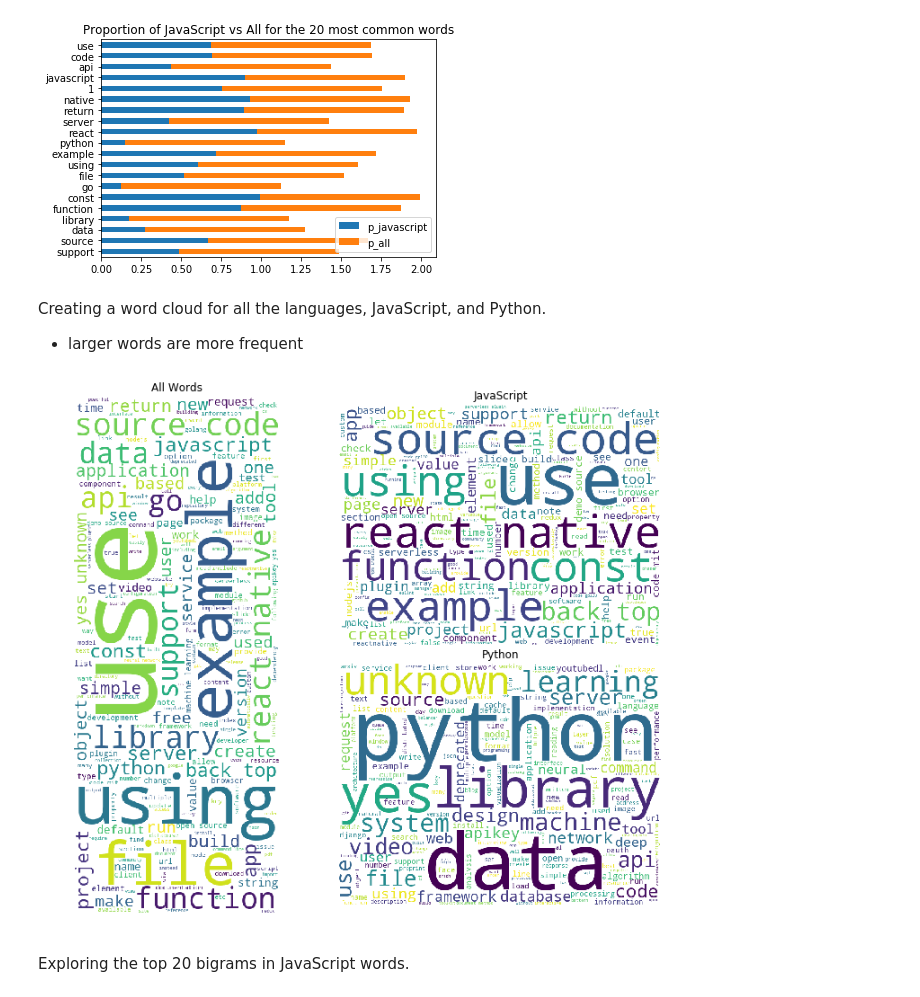
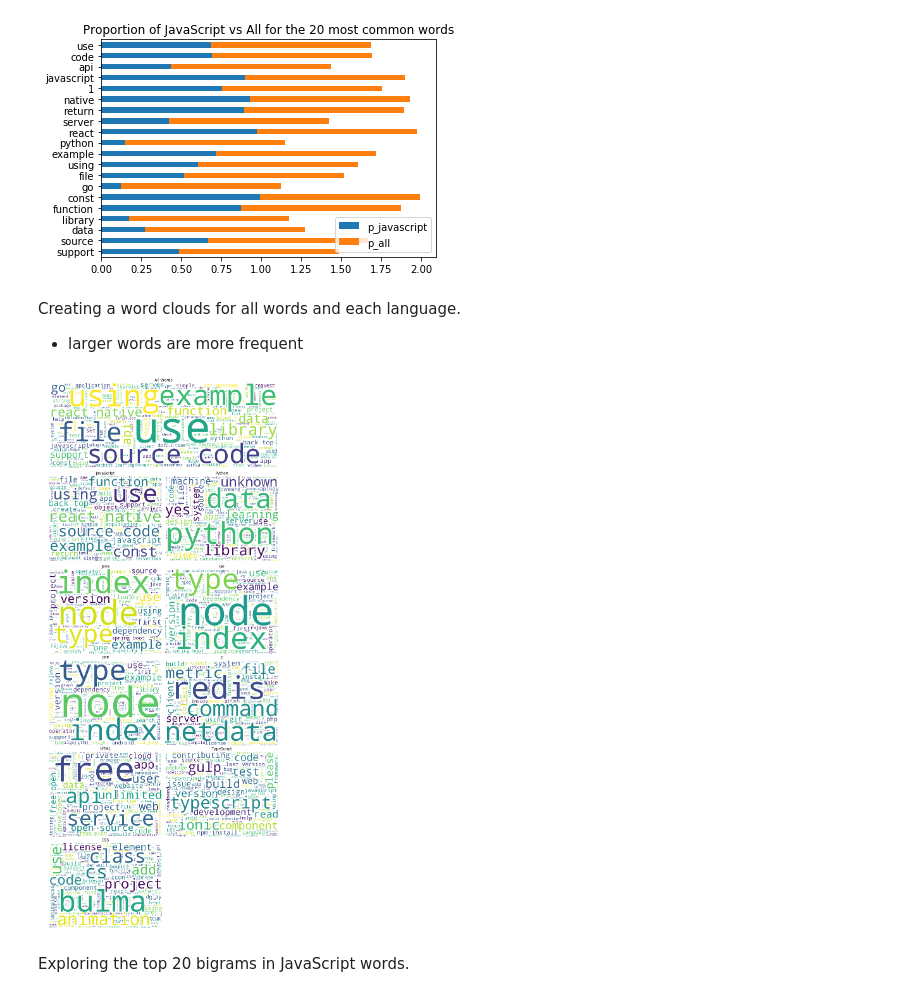
Before and after one commit to helen-research/nlp_project, a Jupyter notebook: personal_nb_mz.ipynb, the cells around one changed output. Saved outputs shown, nothing was run; the diff lists cells and outputs as text; code cells hidden in the pictures.

```diff
--- a/personal_nb_mz.ipynb
+++ b/personal_nb_mz.ipynb
@@ -429,27 +435,54 @@ plt.title('Proportion of JavaScript vs All for the 20 most common words')
 Text(0.5, 1.0, 'Proportion of JavaScript vs All for the 20 most common words')
 [figure]
 # %% [markdown]
-Creating a word cloud for all the languages, JavaScript, and Python.
+Creating a word clouds for all words and each language.
 - larger words are more frequent
 # %%
-all_cloud = WordCloud(background_color='white', height=1000, width=400).generate(all_words)
+all_cloud = WordCloud(background_color='white', height=600, width=1600).generate(all_words)
 javascript_cloud = WordCloud(background_color='white', height=600, width=800).generate(javascript_words)
-python_cloud = WordCloud(background_color='white', height=600, width=800, collocations=False).generate(python_words)
+python_cloud = WordCloud(background_color='white', height=600, width=800,
+                         collocations=False).generate(python_words)
+java_cloud = WordCloud(background_color='white', height=600, width=800).generate(java_words)
+go_cloud = WordCloud(background_color='white', height=600, width=800).generate(java_words)
+cpp_cloud = WordCloud(background_color='white', height=600, width=800).generate(java_words)
+c_cloud = WordCloud(background_color='white', height=600, width=800).generate(c_words)
+html_cloud = WordCloud(background_color='white', height=600, width=800).generate(html_words)
+typescript_cloud = WordCloud(background_color='white', height=600, width=800).generate(typescript_words)
+css_cloud = WordCloud(background_color='white', height=600, width=800).generate(css_words)
 
 plt.figure(figsize=(10, 8))
-axs = [plt.axes([0, 0, .5, 1]), plt.axes([.5, .5, .5, .5]), plt.axes([.5, 0, .5, .5])]
+axs = [plt.axes([0.005, 0.51, 1, .5]),
+       plt.axes([0, 0, .5, .5]), plt.axes([.51, 0, .5, .5]),
+       plt.axes([0, -.51, .5, .5]), plt.axes([0.51, -.51, .5, .5]),
+       plt.axes([0, -1.01, .5, .5]), plt.axes([0.51, -1.01, .5, .5]),
+       plt.axes([0, -1.51, .5, .5]), plt.axes([0.51, -1.51, .5, .5]),
+       plt.axes([0, -2.01, .5, .5])]
 
 axs[0].imshow(all_cloud)
 axs[1].imshow(javascript_cloud)
 axs[2].imshow(python_cloud)
+axs[3].imshow(java_cloud)
+axs[4].imshow(go_cloud)
+axs[5].imshow(cpp_cloud)
+axs[6].imshow(c_cloud)
+axs[7].imshow(html_cloud)
+axs[8].imshow(typescript_cloud)
+axs[9].imshow(css_cloud)
 
 axs[0].set_title('All Words')
 axs[1].set_title('JavaScript')
 axs[2].set_title('Python')
+axs[3].set_title('Java')
+axs[4].set_title('Go')
+axs[5].set_title('CPP')
+axs[6].set_title('C')
+axs[7].set_title('HTML')
+axs[8].set_title('TypeScript')
+axs[9].set_title('CSS')
 
 for ax in axs: ax.axis('off')
 # %% [output]
-[figure, old version]
+[figure, new version]
 # %% [markdown]
 Exploring the top 20 bigrams in JavaScript words.
 # %%
```
Also changed, not shown: parts of 37 cells of this notebook.
